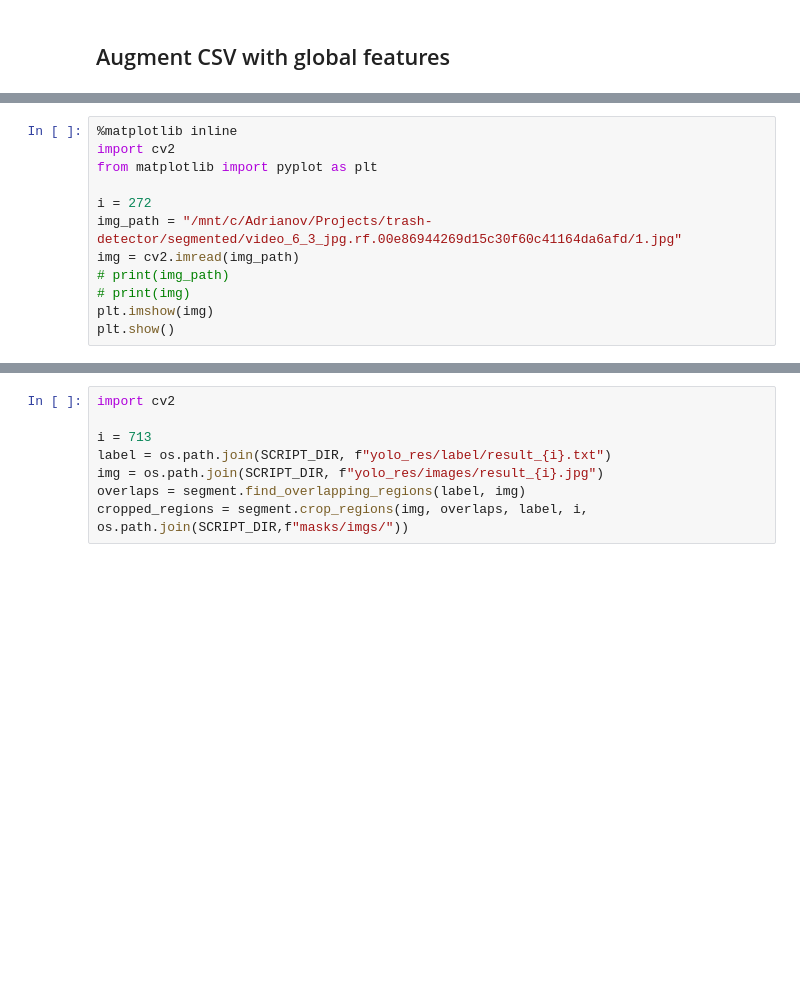
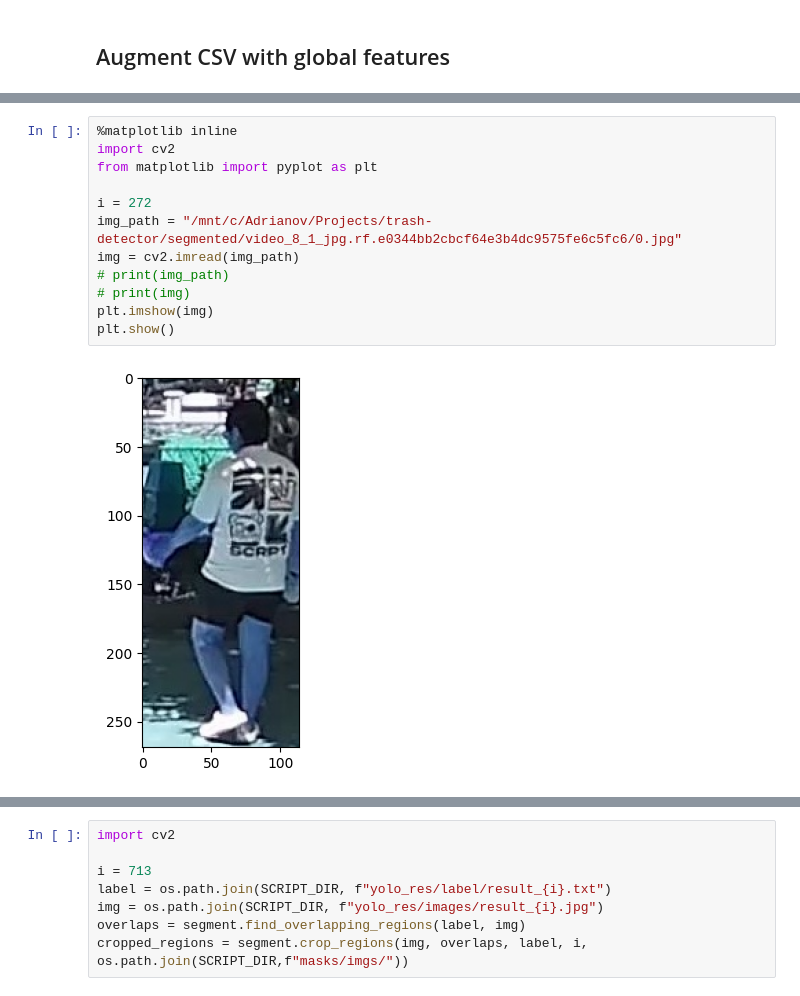
Before and after one commit to corvus-rex/trash-detector, a Jupyter notebook: littering_eval.ipynb, the cells around one changed output, grey strips where cells are left out. Drawn from its saved outputs; the diff is of its cells as text; blank space fills up the shorter version.

```diff
--- a/littering_eval.ipynb
+++ b/littering_eval.ipynb
@@ -150,15 +210,17 @@ for i in tqdm(range(0, len(file_sequences))):
 # %%
 %matplotlib inline
 import cv2
 from matplotlib import pyplot as plt
 
 i = 272
-img_path = "/mnt/c/Adrianov/Projects/trash-detector/segmented/video_6_3_jpg.rf.00e86944269d15c30f60c41164da6afd/1.jpg"
+img_path = "/mnt/c/Adrianov/Projects/trash-detector/segmented/video_8_1_jpg.rf.e0344bb2cbcf64e3b4dc9575fe6c5fc6/0.jpg"
 img = cv2.imread(img_path)
 # print(img_path)
 # print(img)
 plt.imshow(img)
 plt.show()
+# %% [output]
+[figure, added]
 # %%
 # STEP 1: Import the necessary modules.
 import mediapipe as mp
```
Also changed, not shown: parts of 5 cells of this notebook, 2 other files.
